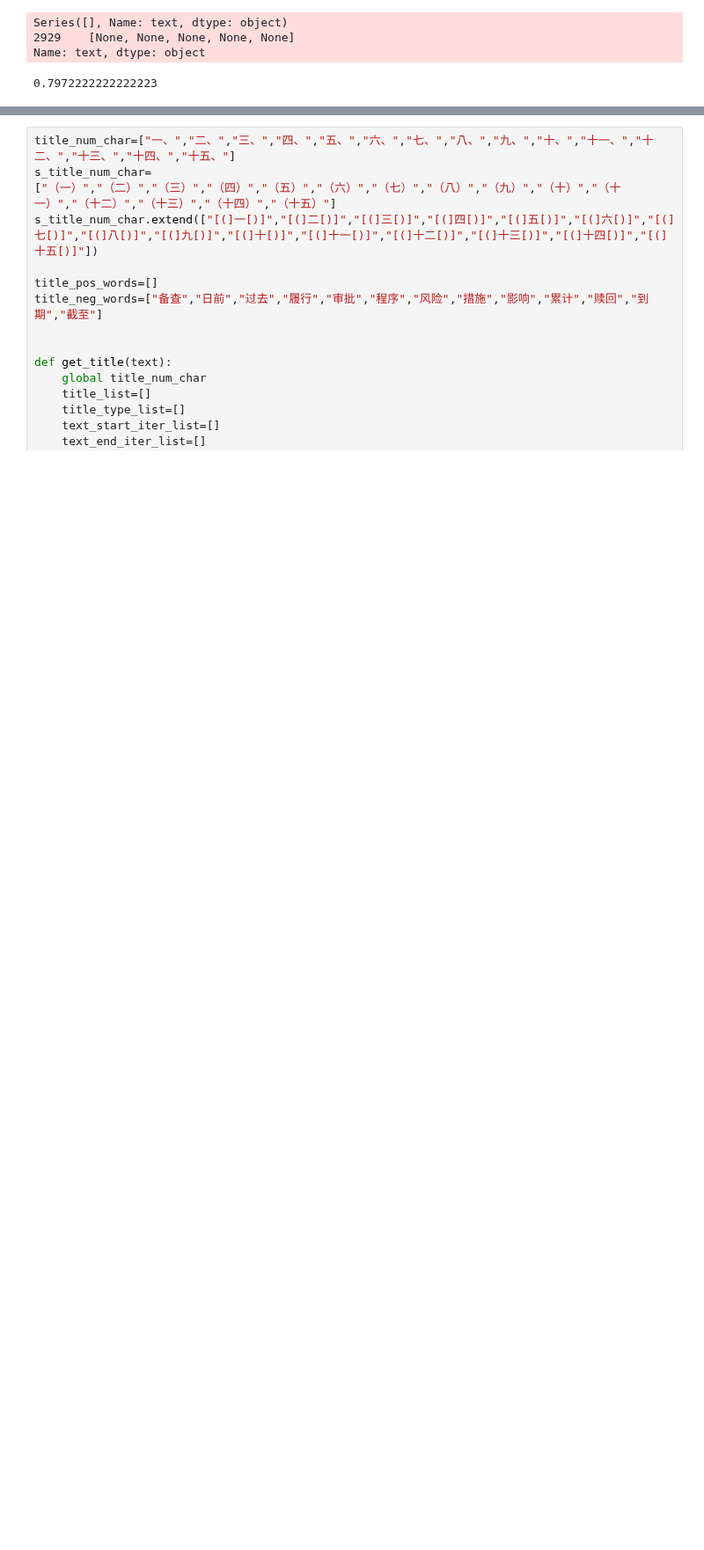
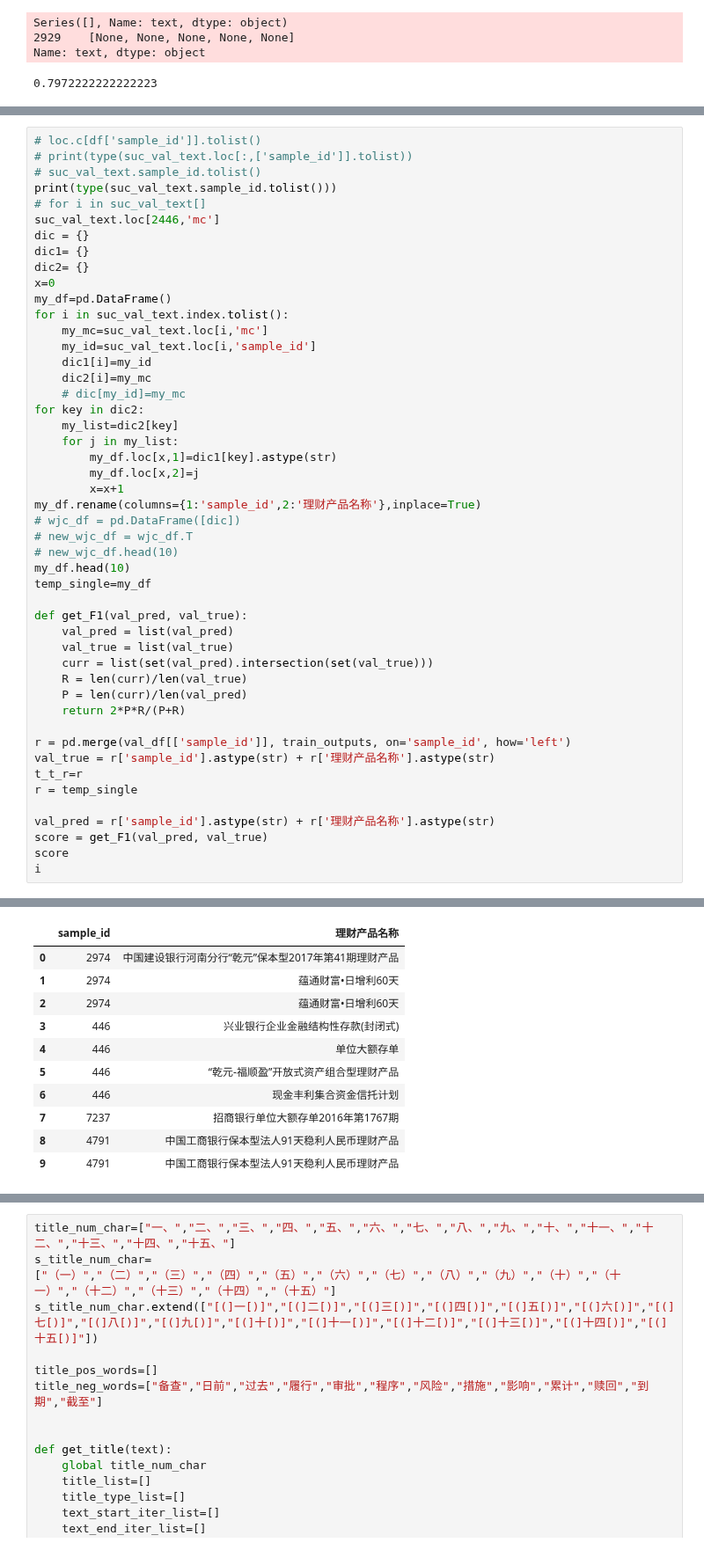
Before and after one commit to lsqlhl5862/baseline_qqcywdj, a Jupyter notebook: wjc/baseline-wjc.ipynb, the cells around one changed output, grey strips where cells are left out. Shown at 88% size. Drawn from its saved outputs; the diff is of its cells as text; blank space fills up the shorter version.

```diff
--- a/wjc/baseline-wjc.ipynb
+++ b/wjc/baseline-wjc.ipynb
@@ -825,0 +841,49 @@ wm_val_text=wm_val_text.dropna()
+# %%
+# loc.c[df['sample_id']].tolist()
+# print(type(suc_val_text.loc[:,['sample_id']].tolist))
+# suc_val_text.sample_id.tolist()
+print(type(suc_val_text.sample_id.tolist()))
+# for i in suc_val_text[]
+suc_val_text.loc[2446,'mc']
+dic = {}
+dic1= {}
+dic2= {}
+x=0
+my_df=pd.DataFrame()
+for i in suc_val_text.index.tolist():
+    my_mc=suc_val_text.loc[i,'mc']
+    my_id=suc_val_text.loc[i,'sample_id']
+    dic1[i]=my_id
+    dic2[i]=my_mc
+    # dic[my_id]=my_mc
+for key in dic2:
+    my_list=dic2[key]
+    for j in my_list:
+        my_df.loc[x,1]=dic1[key].astype(str)
+        my_df.loc[x,2]=j
+        x=x+1
+my_df.rename(columns={1:'sample_id',2:'理财产品名称'},inplace=True)
+# wjc_df = pd.DataFrame([dic])
+# new_wjc_df = wjc_df.T
+# new_wjc_df.head(10)
+my_df.head(10)
+temp_single=my_df
+
+def get_F1(val_pred, val_true):
+    val_pred = list(val_pred)
+    val_true = list(val_true)
+    curr = list(set(val_pred).intersection(set(val_true)))
+    R = len(curr)/len(val_true)
+    P = len(curr)/len(val_pred)
+    return 2*P*R/(P+R)
+
+r = pd.merge(val_df[['sample_id']], train_outputs, on='sample_id', how='left')
+val_true = r['sample_id'].astype(str) + r['理财产品名称'].astype(str)
+t_t_r=r
+r = temp_single
+
+val_pred = r['sample_id'].astype(str) + r['理财产品名称'].astype(str)
+score = get_F1(val_pred, val_true)
+score
+i
+# %% [output]
@@ -825,0 +892,11 @@ wm_val_text=wm_val_text.dropna()
+|  | sample_id | 理财产品名称 |
+| 0 | 2974 | 中国建设银行河南分行“乾元”保本型2017年第41期理财产品 |
+| 1 | 2974 | 蕴通财富•日增利60天 |
+| 2 | 2974 | 蕴通财富•日增利60天 |
+| 3 | 446 | 兴业银行企业金融结构性存款(封闭式) |
+| 4 | 446 | 单位大额存单 |
+| 5 | 446 | “乾元-福顺盈”开放式资产组合型理财产品 |
+| 6 | 446 | 现金丰利集合资金信托计划 |
+| 7 | 7237 | 招商银行单位大额存单2016年第1767期 |
+| 8 | 4791 | 中国工商银行保本型法人91天稳利人民币理财产品 |
+| 9 | 4791 | 中国工商银行保本型法人91天稳利人民币理财产品 |
```
Also changed, not shown: parts of 3 cells of this notebook, 2 other files.
